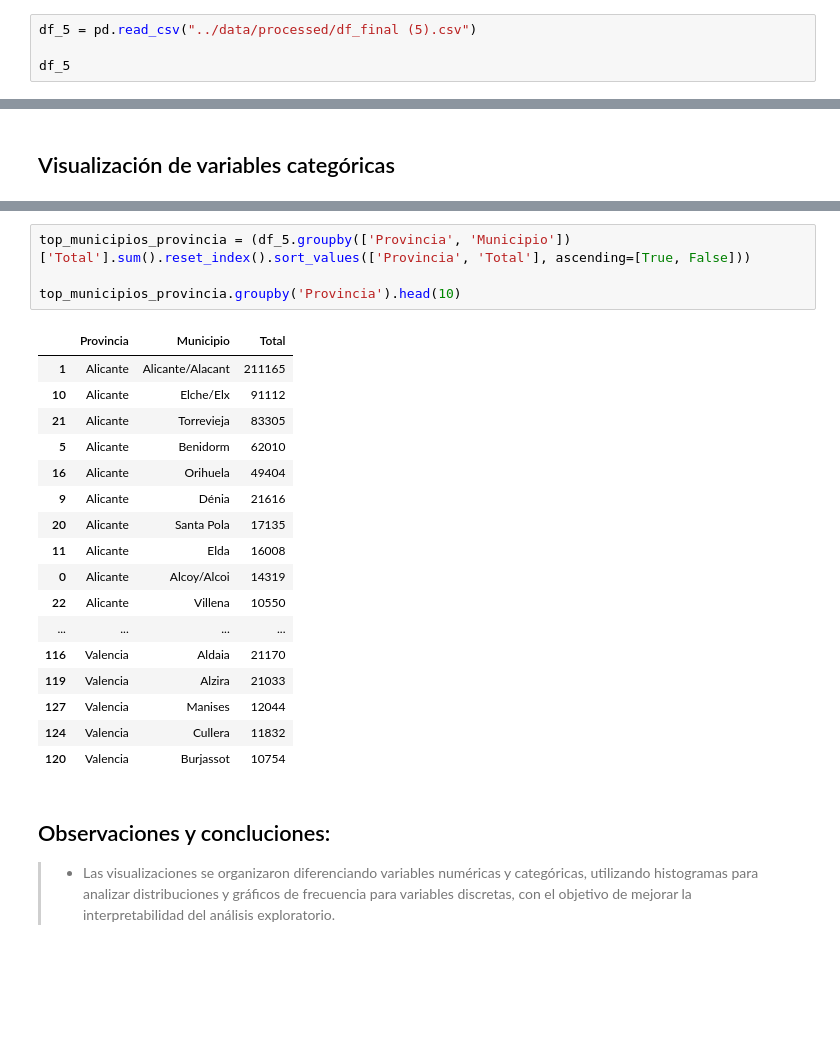
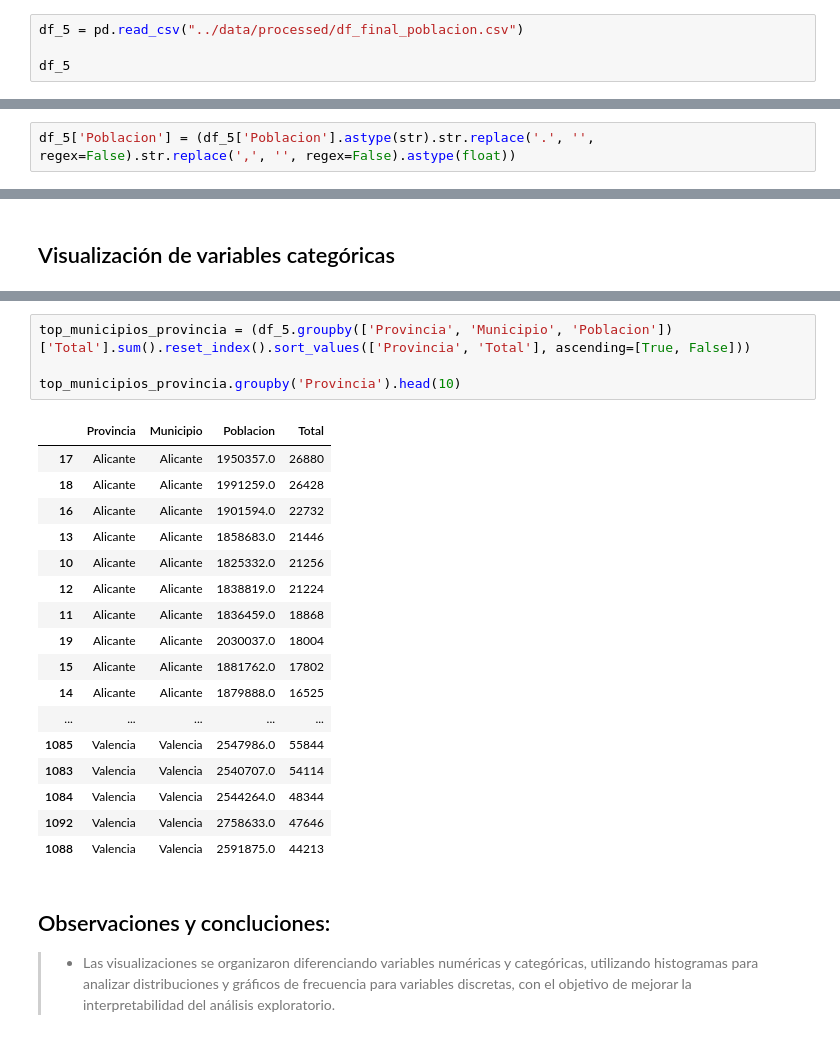
Before and after one commit to 4GeeksAcademy/sp-ml-20-final-project-g4, a Jupyter notebook: src/Analisis y Vizualizacion.ipynb, the cells around one changed output, grey strips where cells are left out. Cells and saved outputs as stored; diff of their text form; blank space fills up the shorter version.

```diff
--- a/src/Analisis y Vizualizacion.ipynb
+++ b/src/Analisis y Vizualizacion.ipynb
@@ -4,7 +4,7 @@ import numpy as np
 import matplotlib.pyplot as plt
 import seaborn as sns
 # %%
-df_5 = pd.read_csv("../data/processed/df_final (5).csv")
+df_5 = pd.read_csv("../data/processed/df_final_poblacion.csv")
 
 df_5
 # %% [output]
@@ -185,3 +207,5 @@ df_5
+# %%
+df_5['Poblacion'] = (df_5['Poblacion'].astype(str).str.replace('.', '', regex=False).str.replace(',', '', regex=False).astype(float))
 # %% [markdown]
 # Visualización
 # %% [markdown]
@@ -252,25 +294,25 @@ plt.show()
 # %%
-top_municipios_provincia = (df_5.groupby(['Provincia', 'Municipio'])['Total'].sum().reset_index().sort_values(['Provincia', 'Total'], ascending=[True, False]))
+top_municipios_provincia = (df_5.groupby(['Provincia', 'Municipio', 'Poblacion'])['Total'].sum().reset_index().sort_values(['Provincia', 'Total'], ascending=[True, False]))
 
 top_municipios_provincia.groupby('Provincia').head(10)
 # %% [output]
-|  | Provincia | Municipio | Total |
-| 1 | Alicante | Alicante/Alacant | 211165 |
-| 10 | Alicante | Elche/Elx | 91112 |
-| 21 | Alicante | Torrevieja | 83305 |
-| 5 | Alicante | Benidorm | 62010 |
-| 16 | Alicante | Orihuela | 49404 |
-| 9 | Alicante | Dénia | 21616 |
-| 20 | Alicante | Santa Pola | 17135 |
-| 11 | Alicante | Elda | 16008 |
-| 0 | Alicante | Alcoy/Alcoi | 14319 |
-| 22 | Alicante | Villena | 10550 |
-| ... | ... | ... | ... |
-| 116 | Valencia | Aldaia | 21170 |
-| 119 | Valencia | Alzira | 21033 |
-| 127 | Valencia | Manises | 12044 |
-| 124 | Valencia | Cullera | 11832 |
-| 120 | Valencia | Burjassot | 10754 |
+|  | Provincia | Municipio | Poblacion | Total |
+| 17 | Alicante | Alicante | 1950357.0 | 26880 |
+| 18 | Alicante | Alicante | 1991259.0 | 26428 |
+| 16 | Alicante | Alicante | 1901594.0 | 22732 |
+| 13 | Alicante | Alicante | 1858683.0 | 21446 |
+| 10 | Alicante | Alicante | 1825332.0 | 21256 |
+| 12 | Alicante | Alicante | 1838819.0 | 21224 |
+| 11 | Alicante | Alicante | 1836459.0 | 18868 |
+| 19 | Alicante | Alicante | 2030037.0 | 18004 |
+| 15 | Alicante | Alicante | 1881762.0 | 17802 |
+| 14 | Alicante | Alicante | 1879888.0 | 16525 |
+| ... | ... | ... | ... | ... |
+| 1085 | Valencia | Valencia | 2547986.0 | 55844 |
+| 1083 | Valencia | Valencia | 2540707.0 | 54114 |
+| 1084 | Valencia | Valencia | 2544264.0 | 48344 |
+| 1092 | Valencia | Valencia | 2758633.0 | 47646 |
+| 1088 | Valencia | Valencia | 2591875.0 | 44213 |
 # %% [markdown]
 ## Observaciones y concluciones:
 
```
Also changed, not shown: parts of 22 cells of this notebook, 1 other file.
